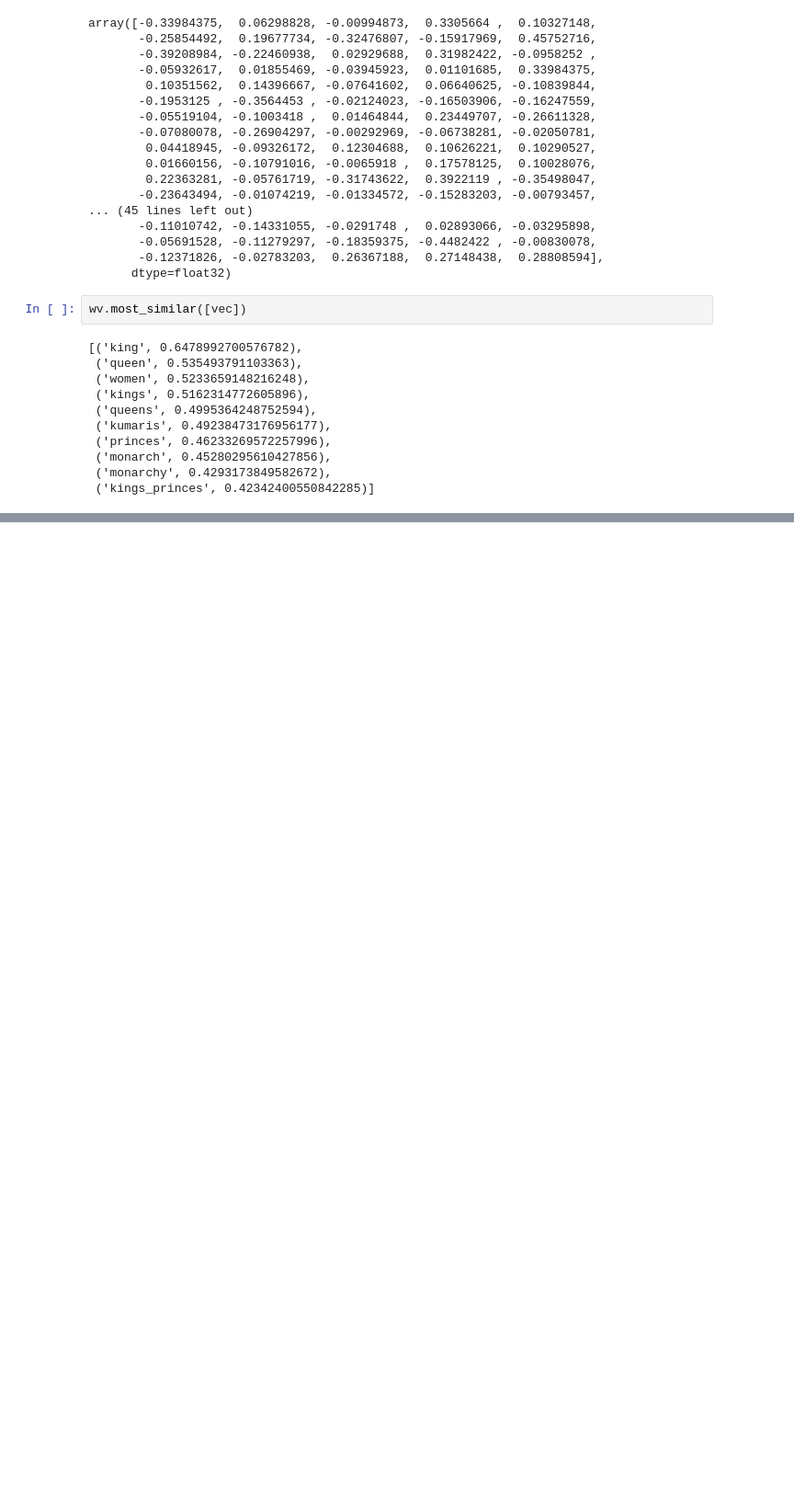
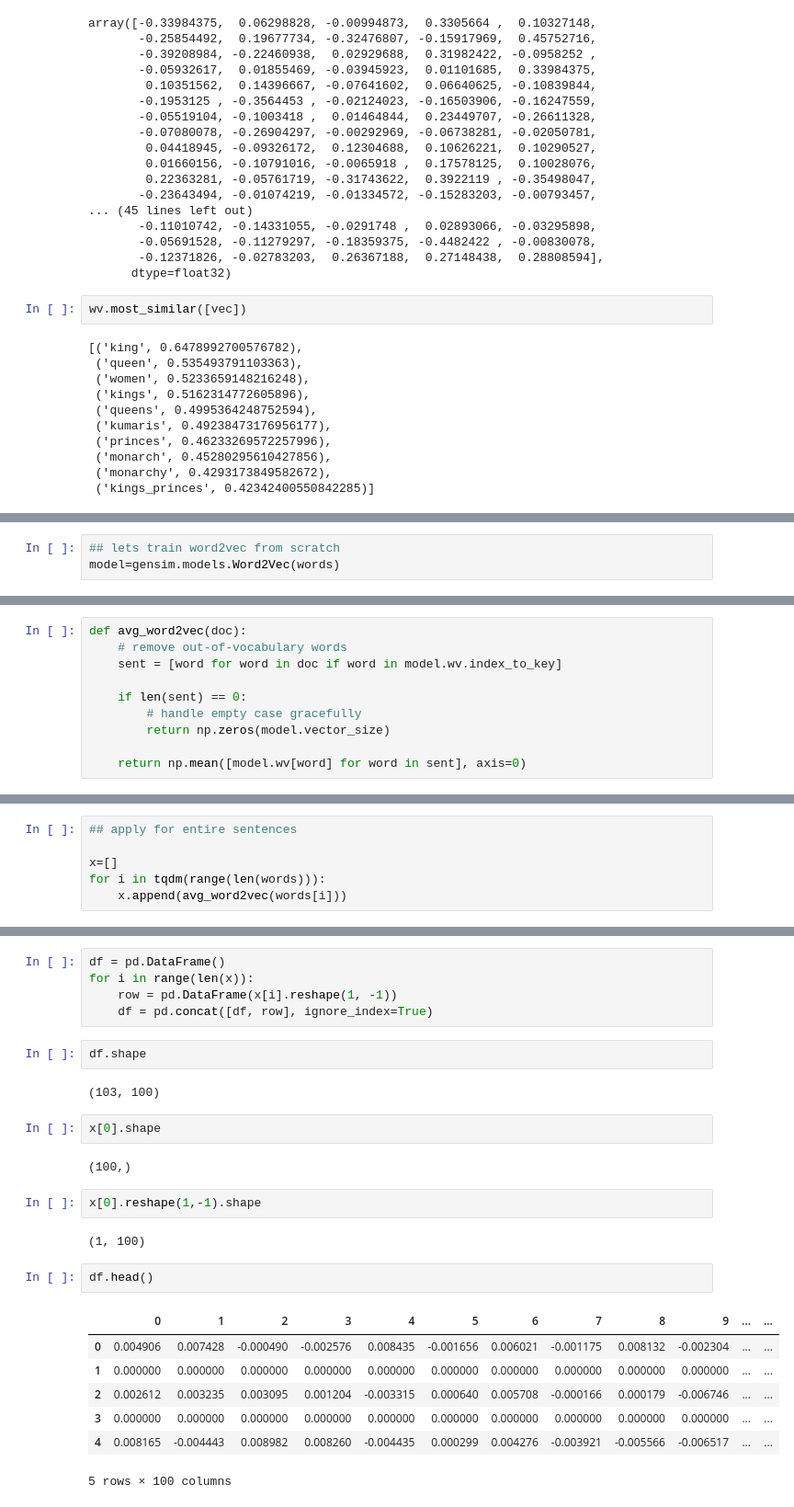
Before and after one commit to SonuPriyanshuok146/natural-language-processing, a Jupyter notebook: word2vec.ipynb, the cells around one changed output, grey strips where cells are left out. Shown at 92% size. Saved outputs shown, nothing was run; the diff lists cells and outputs as text; blank space fills up the shorter version.

Commit message:
text classifier word2vec

```diff
--- a/word2vec.ipynb
+++ b/word2vec.ipynb
@@ -141,0 +222,3 @@ wv.most_similar([vec])
+# %%
+## lets train word2vec from scratch
+model=gensim.models.Word2Vec(words)
@@ -141,0 +301,10 @@ wv.most_similar([vec])
+# %%
+def avg_word2vec(doc):
+    # remove out-of-vocabulary words
+    sent = [word for word in doc if word in model.wv.index_to_key]
+
+    if len(sent) == 0:
+        # handle empty case gracefully
+        return np.zeros(model.vector_size)
+
+    return np.mean([model.wv[word] for word in sent], axis=0)
@@ -141,0 +321,6 @@ wv.most_similar([vec])
+# %%
+## apply for entire sentences
+
+x=[]
+for i in tqdm(range(len(words))):
+    x.append(avg_word2vec(words[i]))
@@ -141,0 +447,27 @@ wv.most_similar([vec])
+# %%
+df = pd.DataFrame()
+for i in range(len(x)):
+    row = pd.DataFrame(x[i].reshape(1, -1))
+    df = pd.concat([df, row], ignore_index=True)
+# %%
+df.shape
+# %% [output]
+(103, 100)
+# %%
+x[0].shape
+# %% [output]
+(100,)
+# %%
+x[0].reshape(1,-1).shape
+# %% [output]
+(1, 100)
+# %%
+df.head()
+# %% [output]
+|  | 0 | 1 | 2 | 3 | 4 | 5 | 6 | 7 | 8 | 9 | ... | ... |
+| 0 | 0.004906 | 0.007428 | -0.000490 | -0.002576 | 0.008435 | -0.001656 | 0.006021 | -0.001175 | 0.008132 | -0.002304 | ... | ... |
+| 1 | 0.000000 | 0.000000 | 0.000000 | 0.000000 | 0.000000 | 0.000000 | 0.000000 | 0.000000 | 0.000000 | 0.000000 | ... | ... |
+| 2 | 0.002612 | 0.003235 | 0.003095 | 0.001204 | -0.003315 | 0.000640 | 0.005708 | -0.000166 | 0.000179 | -0.006746 | ... | ... |
+| 3 | 0.000000 | 0.000000 | 0.000000 | 0.000000 | 0.000000 | 0.000000 | 0.000000 | 0.000000 | 0.000000 | 0.000000 | ... | ... |
+| 4 | 0.008165 | -0.004443 | 0.008982 | 0.008260 | -0.004435 | 0.000299 | 0.004276 | -0.003921 | -0.005566 | -0.006517 | ... | ... |
+5 rows × 100 columns
```
Also changed, not shown: parts of 46 cells of this notebook.
